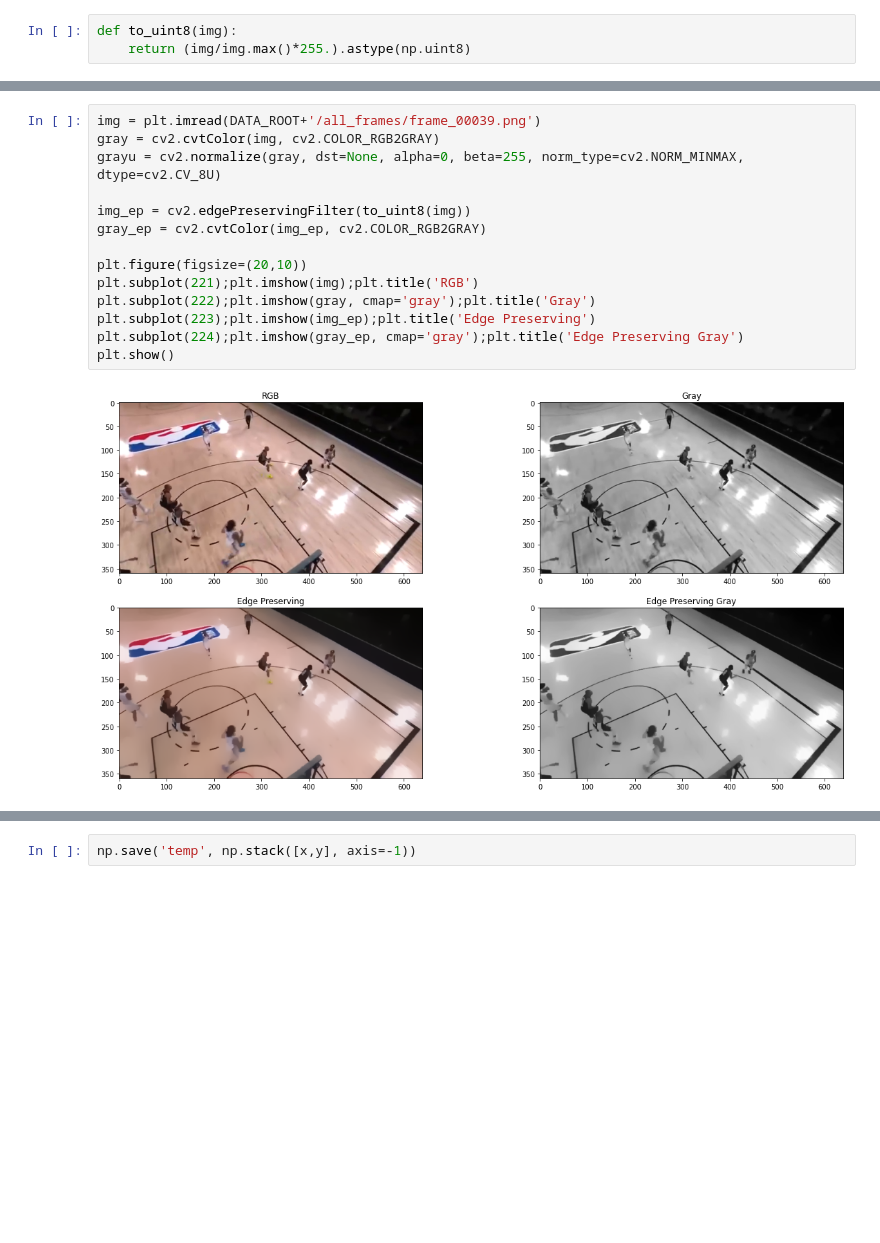
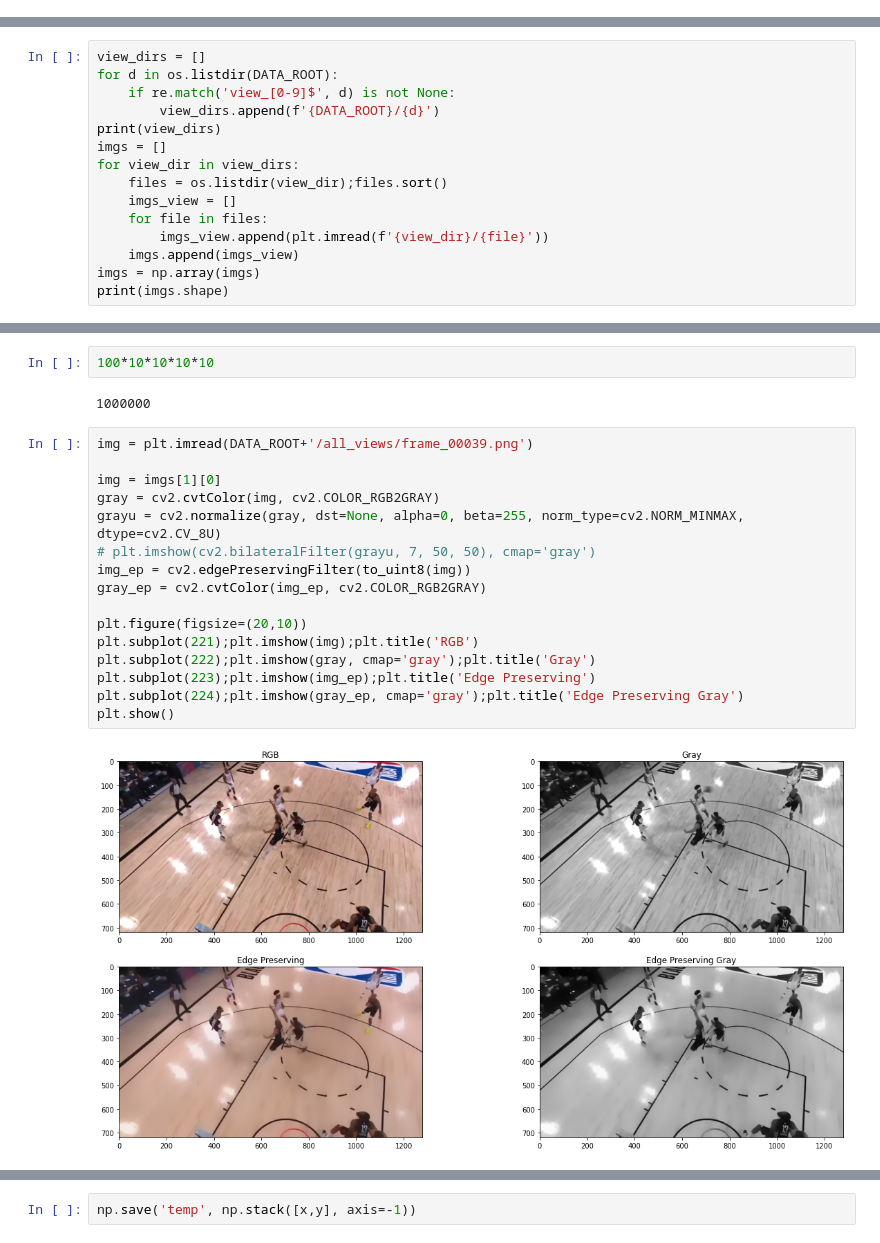
Before and after one commit to akarshkumar0101/nba-3d-ee-371q, a Jupyter notebook: image.ipynb, the cells around one changed output, grey strips where cells are left out. Cells and saved outputs as stored; diff of their text form; blank space fills up the shorter version.

```diff
--- a/image.ipynb
+++ b/image.ipynb
@@ -8,3 +10,0 @@ DATA_ROOT = '/home/akarshkumar0101/Insync/akarshkumar0101@gmail.com/Google Drive
-# %%
-def to_uint8(img):
-    return (img/img.max()*255.).astype(np.uint8)
@@ -14,0 +11,15 @@ NameError: name 'grayu' is not defined
+# %%
+view_dirs = []
+for d in os.listdir(DATA_ROOT):
+    if re.match('view_[0-9]$', d) is not None:
+        view_dirs.append(f'{DATA_ROOT}/{d}')
+print(view_dirs)
+imgs = []
+for view_dir in view_dirs:
+    files = os.listdir(view_dir);files.sort()
+    imgs_view = []
+    for file in files:
+        imgs_view.append(plt.imread(f'{view_dir}/{file}'))
+    imgs.append(imgs_view)
+imgs = np.array(imgs)
+print(imgs.shape)
@@ -15,19 +44,25 @@ NameError: name 'grayu' is not defined
+# %%
+100*10*10*10*10
+# %% [output]
+1000000
 # %%
-img = plt.imread(DATA_ROOT+'/all_frames/frame_00039.png')
+img = plt.imread(DATA_ROOT+'/all_views/frame_00039.png')
+
+img = imgs[1][0]
 gray = cv2.cvtColor(img, cv2.COLOR_RGB2GRAY)
 grayu = cv2.normalize(gray, dst=None, alpha=0, beta=255, norm_type=cv2.NORM_MINMAX, dtype=cv2.CV_8U)
-
+# plt.imshow(cv2.bilateralFilter(grayu, 7, 50, 50), cmap='gray')
 img_ep = cv2.edgePreservingFilter(to_uint8(img))
 gray_ep = cv2.cvtColor(img_ep, cv2.COLOR_RGB2GRAY)
 
 plt.figure(figsize=(20,10))
 plt.subplot(221);plt.imshow(img);plt.title('RGB')
 plt.subplot(222);plt.imshow(gray, cmap='gray');plt.title('Gray')
 plt.subplot(223);plt.imshow(img_ep);plt.title('Edge Preserving')
 plt.subplot(224);plt.imshow(gray_ep, cmap='gray');plt.title('Edge Preserving Gray')
 plt.show()
 # %% [output]
-[figure, old version]
+[figure, new version]
 # %%
 sobel = cv2.Sobel(gray_ep, cv2.CV_32F, 1, 1, ksize=3)
 sobel = cv2.equalizeHist(to_uint8(np.abs(sobel)))
```
Also changed, not shown: parts of 8 cells of this notebook, 1 other file.
